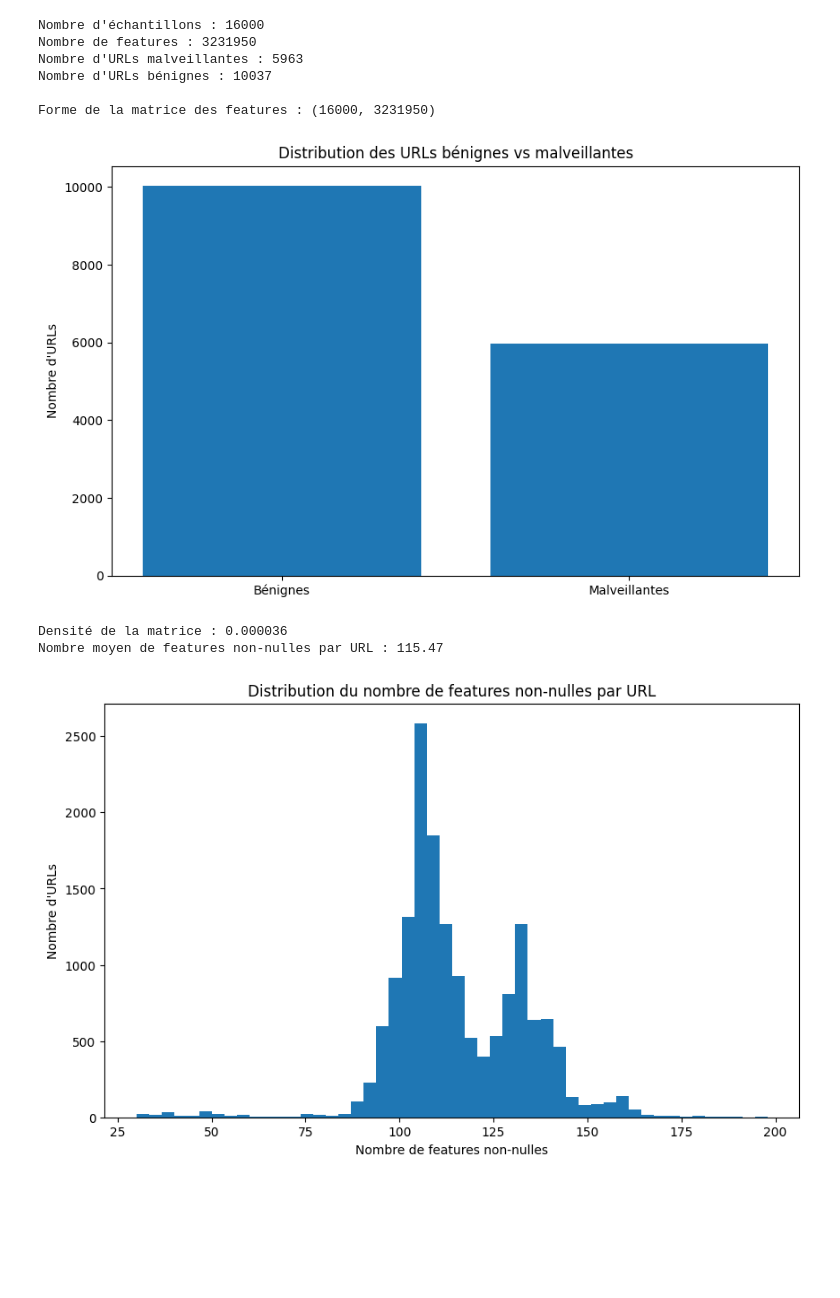
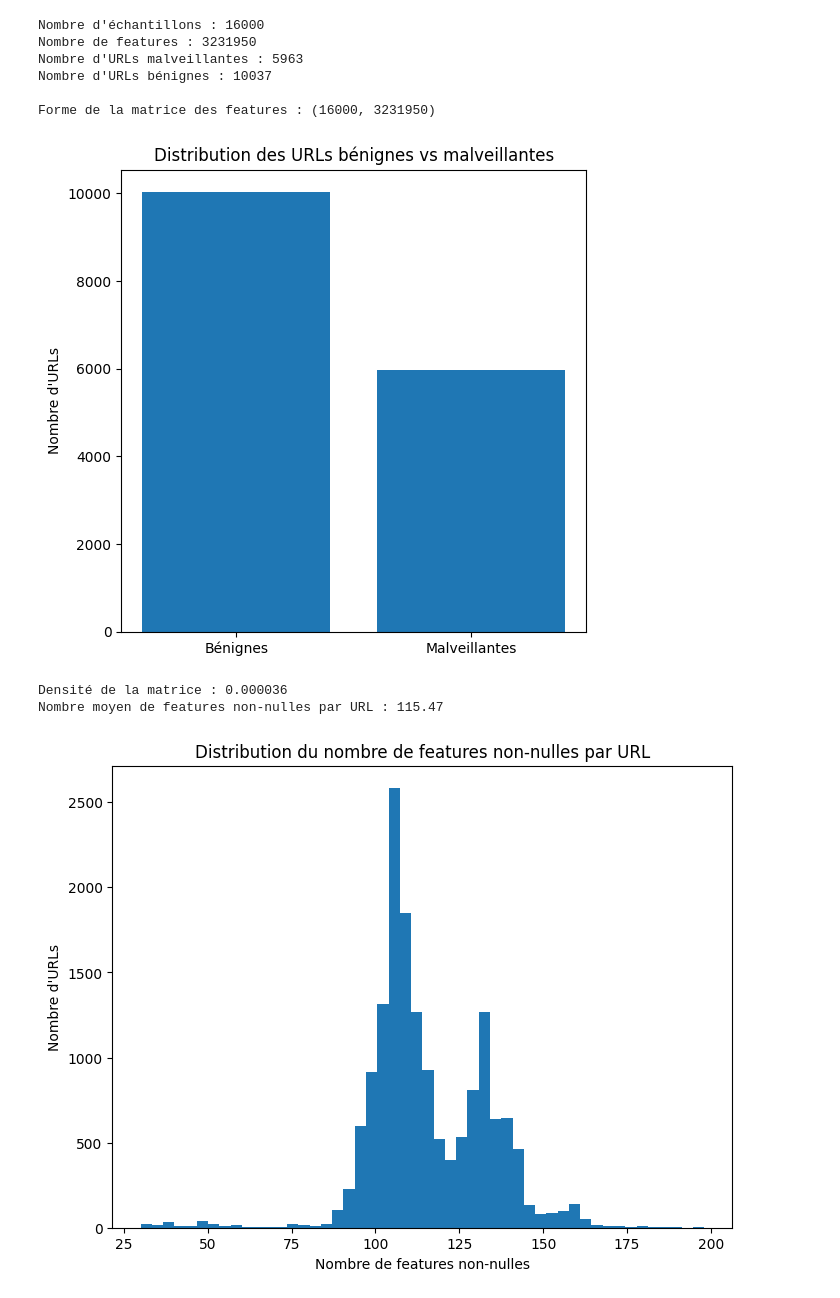
Before and after one commit to SoumiPi/menaces_cybersecuritaires, a Jupyter notebook: menaces_cybersecuritaires.ipynb, the cells around one changed output. Cells and saved outputs as stored; diff of their text form; code cells hidden in the pictures; blank space fills up the shorter version.

```diff
--- a/menaces_cybersecuritaires.ipynb
+++ b/menaces_cybersecuritaires.ipynb
@@ -95,30 +102,30 @@ Nombre d'URLs bénignes : 10037
 
 Forme de la matrice des features : (16000, 3231950)
 # %%
-import matplotlib.pyplot as plt
+
 
 # Visualisation de la distribution des classes
-plt.figure(figsize=(10, 6))
+plt.figure(figsize=(6, 6))
 plt.bar(['Bénignes', 'Malveillantes'], [sum(labels == -1), sum(labels == 1)])
 plt.title('Distribution des URLs bénignes vs malveillantes')
 plt.ylabel('Nombre d\'URLs')
 plt.show()
 
 # Analyse de la densité des features
 density = features.nnz / (features.shape[0] * features.shape[1])
 print(f"\nDensité de la matrice : {density:.6f}")
 print(f"Nombre moyen de features non-nulles par URL : {features.nnz / features.shape[0]:.2f}")
 
 # Distribution du nombre de features par URL
 features_per_url = np.diff(features.indptr)
-plt.figure(figsize=(10, 6))
+plt.figure(figsize=(8, 6))
 plt.hist(features_per_url, bins=50)
 plt.title('Distribution du nombre de features non-nulles par URL')
 plt.xlabel('Nombre de features non-nulles')
 plt.ylabel('Nombre d\'URLs')
 plt.show()
 # %% [output]
-[figure, old version]
+[figure, new version]
 Densité de la matrice : 0.000036
 Nombre moyen de features non-nulles par URL : 115.47
-[figure, old version]
+[figure, new version]
```
Also changed, not shown: parts of 18 cells of this notebook.
